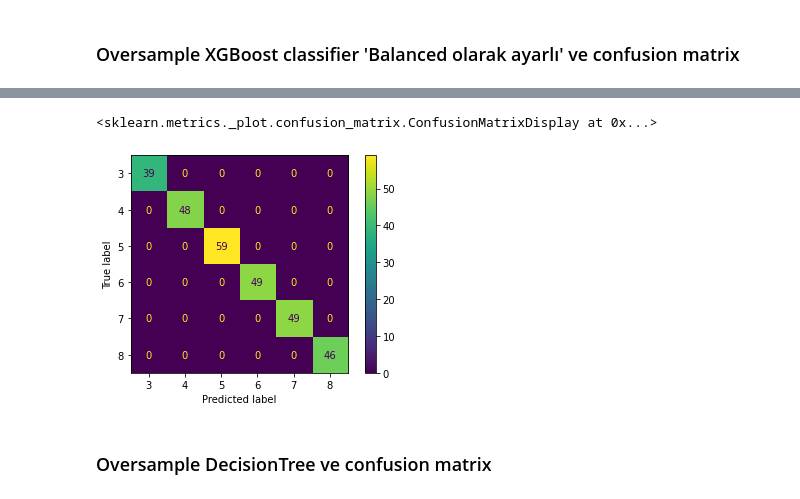
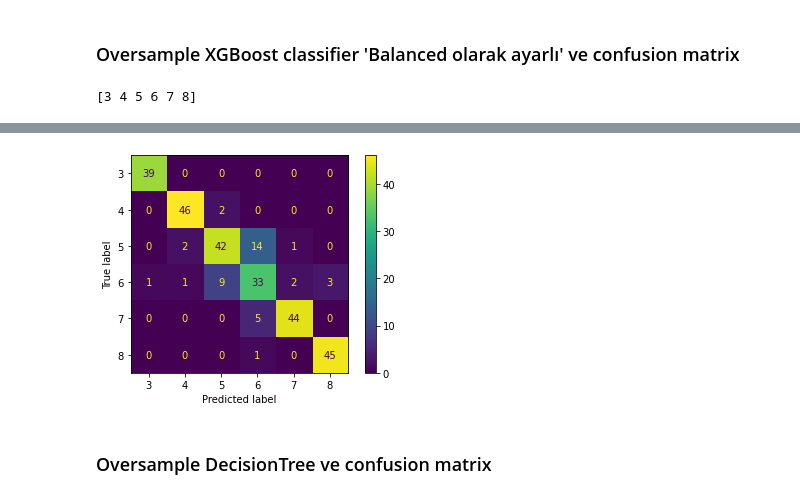
Before and after one commit to mertakcay/AI, a Jupyter notebook: HomeworkML.ipynb, the cells around one changed output, grey strips where cells are left out. Drawn from its saved outputs; the diff is of its cells as text; code cells hidden in the pictures.

```diff
--- a/HomeworkML.ipynb
+++ b/HomeworkML.ipynb
@@ -162,4 +156,5 @@ sns.boxplot(ax=axes[3, 1], data=data, x='quality', y='alcohol')
 ### Genel datanın dağılımı
 # %%
 sns.pairplot(data,hue='quality',corner=True)
+data = data.drop(columns=['quality'])
 # %% [output]
@@ -296,8 +303,14 @@ X_train_smote, X_test_smote, y_train_smote, y_test_smote = train_test_split(X_re
 #X_train_adasyn, X_test_adasyn, y_train_adasyn, y_test_adasyn = train_test_split(X_resampled_adasyn, y_resampled_adasyn, test_size=0.10, random_state=13)
 # %% [markdown]
 ### Oversample  XGBoost classifier 'Balanced olarak ayarlı' ve confusion matrix
+# %%
+print(np.unique(y_test_smote))
+# %% [output]
+[3 4 5 6 7 8]
 # %%
 model = XGBClassifier()
+scores = cross_val_score(model, X_train_smote, y_train_smote, cv=10)
+print(f"Scores: {scores}")
 model.fit(X_train_smote, y_train_smote,compute_sample_weight("balanced", y_train_smote))
 # make predictions for test data
 y_pred = model.predict(X_test_smote)
@@ -305,4 +318,5 @@ y_pred = model.predict(X_test_smote)
 accuracy = accuracy_score(y_pred, y_test_smote)
 print("Accuracy: %.2f%%" % (accuracy * 100.0))
 plot_confusion_matrix(model, X_test_smote, y_test_smote)
+print(classification_report(y_test_smote,y_pred,target_names=["3","4","5","6","7","8"]))
 # %% [output]
@@ -311,5 +340,4 @@ Accuracy: 100.00%
-<sklearn.metrics._plot.confusion_matrix.ConfusionMatrixDisplay at 0x...>
-[figure, old version]
+[figure, new version]
 # %% [markdown]
 ### Oversample DecisionTree  ve confusion matrix
 # %%
```
Also changed, not shown: parts of 13 cells of this notebook, 7 other files.
